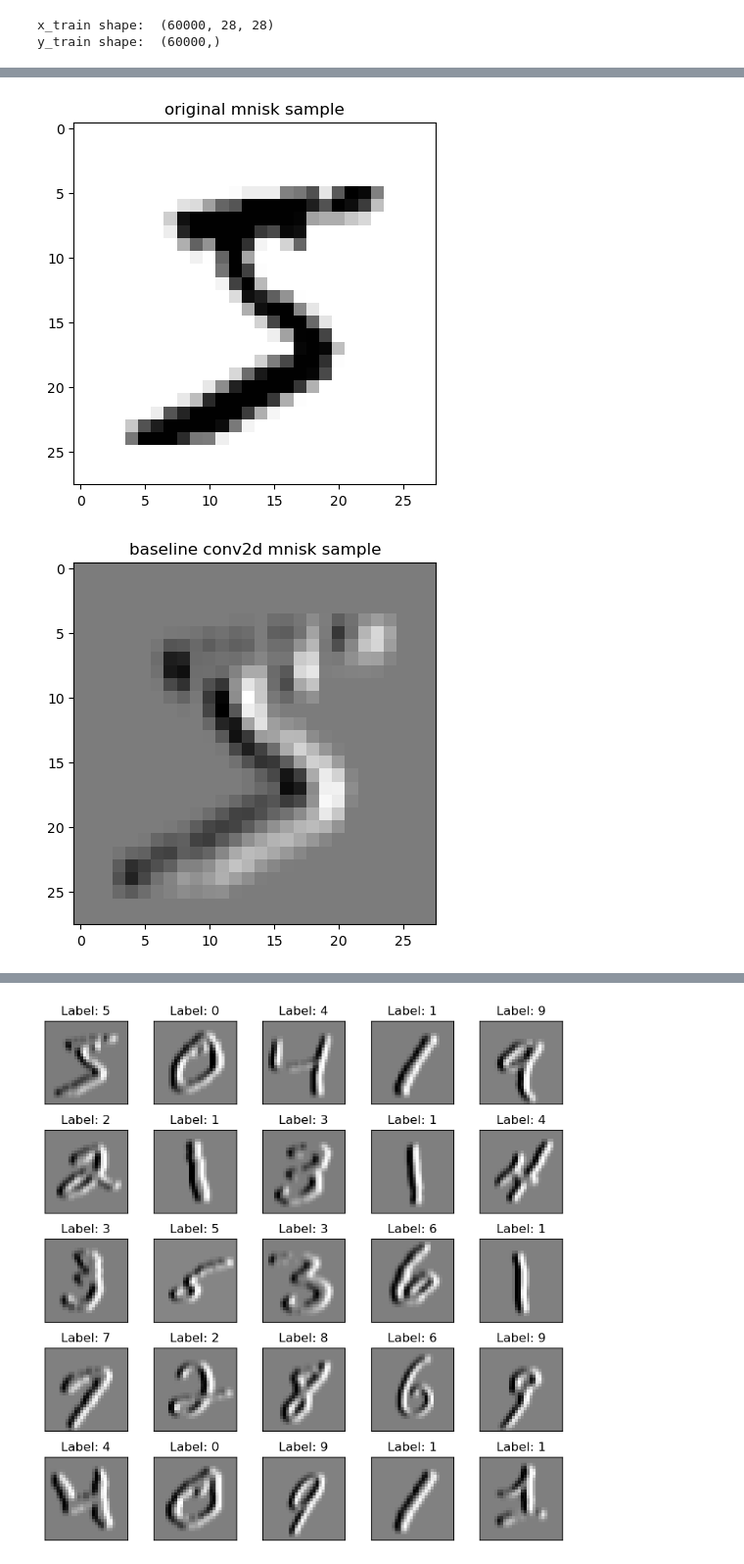
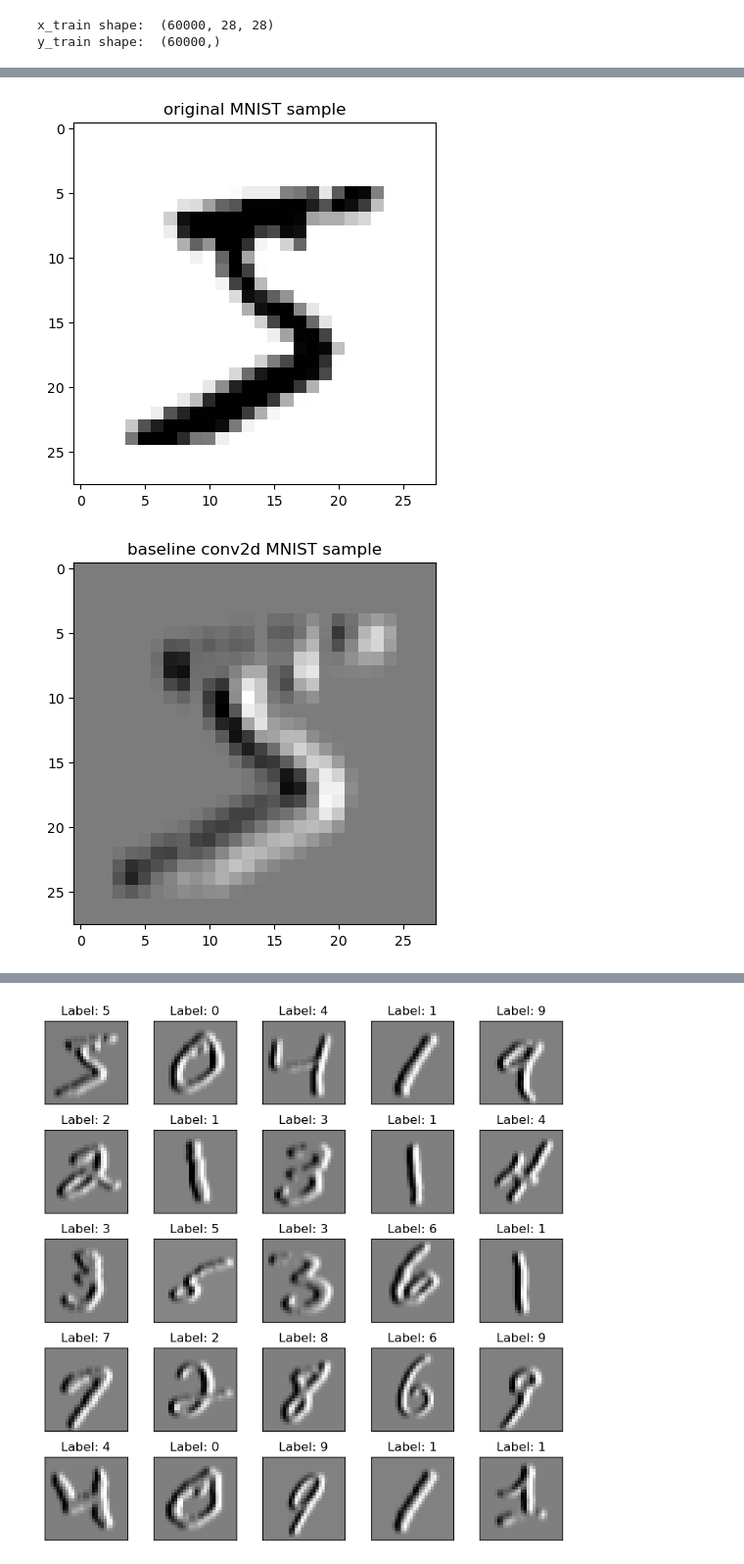
Before and after one commit to ntmdrgl/CSCI-198-Self-Supervised-Image-Classification, a Jupyter notebook: mnist testing.ipynb, the cells around one changed output, grey strips where cells are left out. Shown at 98% size. Saved outputs shown, nothing was run; the diff lists cells and outputs as text; code cells hidden in the pictures.

Commit message:
conv2d_matrix chart edits

```diff
--- a/mnist testing.ipynb
+++ b/mnist testing.ipynb
@@ -63,7 +63,7 @@ def conv2d_baseline(image, kernel, padding=0, stride=1):
     output = np.zeros((x_out, y_out), dtype=np.float32)
 
     # pad original image
-    image_padded = np.pad(image, pad_width=padding, mode='constant', constant_values=0)
+    image_pad = np.pad(image, pad_width=padding, mode='constant', constant_values=0)
 
     # iterate through image
     for x in range(x_out):
@@ -71,10 +71,10 @@ def conv2d_baseline(image, kernel, padding=0, stride=1):
             x_start = x * stride
             y_start = y * stride
 
-            # extract kernel patch
-            patch = image_padded[x_start:x_start + x_kern, y_start:y_start + y_kern]
+            # extract patch
+            patch = image_pad[x_start:x_start + x_kern, y_start:y_start + y_kern]
 
-            # compute convolution
+            # compute element-wise multiplication
             output[x, y] = np.sum(patch * kernel)
 
     return output
@@ -127,25 +164,19 @@ def conv2d_matrix(image, kernel, padding=0, stride=1):
 # %%
-# conv2d test comparisons
+# conv2d_baseline tests
 
 # input = x_train[0][12:16, 12:16]
 input = x_train[0]
 
 fig = plt.figure
 plt.imshow(input, cmap='gray_r')
-plt.title("original mnisk sample")
+plt.title("original MNIST sample")
 plt.show()
 
-out_baseline = conv2d_baseline(input, type_kernel, 1, 1)
+out_baseline = conv2d_baseline(input, sobel_x, 1, 1)
 fig = plt.figure
 plt.imshow(out_baseline, cmap='gray_r')
-plt.title("baseline conv2d mnisk sample")
+plt.title("baseline conv2d MNIST sample")
 plt.show()
-
-out_matrix = conv2d_matrix(input, type_kernel, 1, 1)
-fig = plt.figure
-plt.imshow(out_matrix, cmap='gray_r')
-plt.title("matrix conv2d mnisk sample")
-plt.show()
 # %% [output]
-[figure, old version]
+[figure, new version]
-[figure, old version]
+[figure, new version]
```
Also changed, not shown: parts of 5 cells of this notebook.
